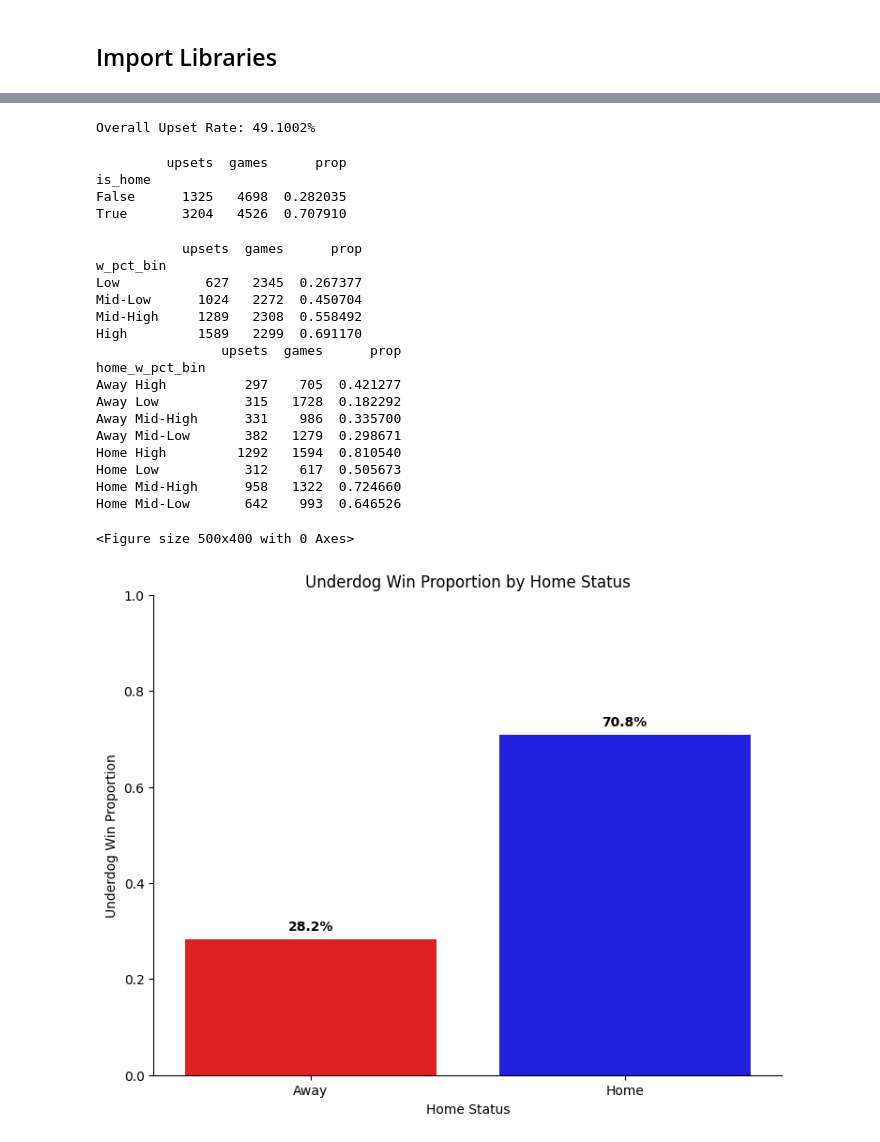
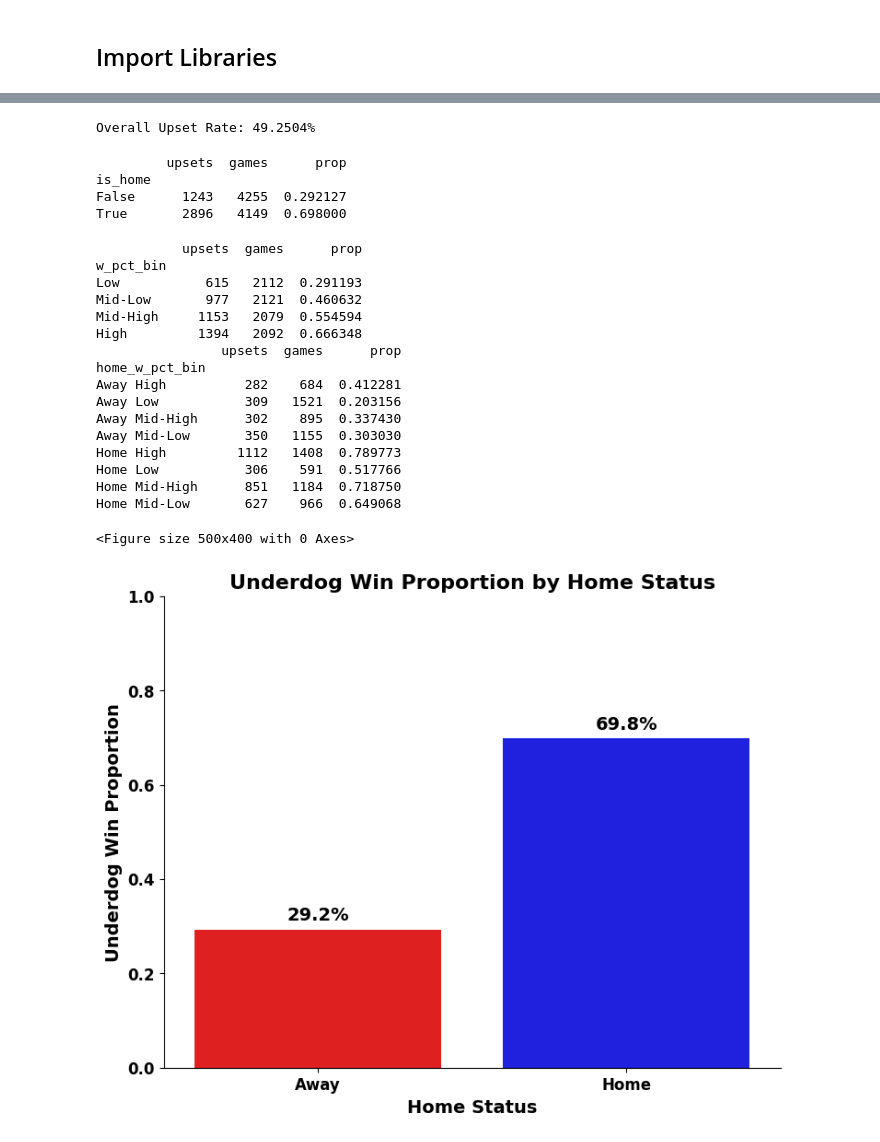
Before and after one commit to vys5hb/Design-Final, a Jupyter notebook: explore_data.ipynb, the cells around one changed output, grey strips where cells are left out. Drawn from its saved outputs; the diff is of its cells as text; code cells hidden in the pictures.

```diff
--- a/explore_data.ipynb
+++ b/explore_data.ipynb
@@ -19,5 +31,12 @@ games = pd.read_csv('nba_data/nba_games_all.csv')
 # No betting data before 2007
 games = games[games['season_year'] >= 2007]
 # Drop unnecessary columns
-games = games.drop(columns=['game_date', 'matchup', 'w', 'l', 'season_year', 'min', 'fgm', 'fga', 'fg_pct', 'fg3m', 'fg3a',
+games = games.drop(columns=['matchup', 'w', 'l', 'season_year', 'min', 'fgm', 'fga', 'fg_pct', 'fg3m', 'fg3a',
                     'fg3_pct', 'ftm', 'fta', 'ft_pct', 'oreb', 'dreb', 'reb', 'ast', 'stl', 'blk', 'tov', 'pf', 'pts', 'season'])
+
+# Load the CSV (moneylines)
+lines = pd.read_csv('nba_data/nba_betting_money_line.csv')
+# Create filtered moneyline dataset
+lines = lines[lines['book_name'] == 'BetOnline']
+# Drop unnecessary columns
+lines = lines.drop(columns=['book_name', 'book_id']).reset_index(drop=True)
@@ -42,9 +43,11 @@ games.head()
 # %%
 # Merge games & bets dataset on game_id
 df = games.merge(bets[['game_id', 'spread1', 'spread2']], on='game_id', how='left')
+df = df.merge(lines[['game_id', 'price1', 'price2']], on='game_id', how='inner')
 # Filter the dataset to include only games where spread1 > 0, underdogs
 # Drop duplicate game_ids and nulls
 df = df[df['spread1'] > 0].drop_duplicates(subset=['game_id'], keep='first').dropna(subset='w_pct')
+df = df[df['price1'] > 0]
 # Create is_upset column: True if a team with spread1 > 0, wins
 df['is_upset'] = ((df['spread1'] > 0) & (df['wl'] == 'W'))
 # Remove 'Pre Season' games
@@ -76,7 +70,7 @@ df.head()
 upset_rate = df['is_upset'].mean()
 print(f'Overall Upset Rate: {upset_rate:.4%}')
 # %% [output]
-Overall Upset Rate: 49.1002%
+Overall Upset Rate: 49.2504%
 # %%
 # Map 't' to True, 'f' to False, and handle NaN values
 df['is_home'] = df['is_home'].map({'t': True, 'f': False})
@@ -93,8 +87,8 @@ print(upset_summary_dog)
 # %% [output]
          upsets  games      prop
 is_home
-False      1325   4698  0.282035
-True       3204   4526  0.707910
+False      1243   4255  0.292127
+True       2896   4149  0.698000
 # %%
 # Bin teams into four groups based on win percentage
 df['w_pct_bin'] = pd.qcut(df['w_pct'], q=4, labels=['Low', 'Mid-Low', 'Mid-High', 'High'])
@@ -121,56 +115,59 @@ print(upset_summary)
 # %% [output]
            upsets  games      prop
 w_pct_bin
-Low           627   2345  0.267377
-Mid-Low      1024   2272  0.450704
-Mid-High     1289   2308  0.558492
-High         1589   2299  0.691170
+Low           615   2112  0.291193
+Mid-Low       977   2121  0.460632
+Mid-High     1153   2079  0.554594
+High         1394   2092  0.666348
                 upsets  games      prop
 home_w_pct_bin
-Away High          297    705  0.421277
-Away Low           315   1728  0.182292
-Away Mid-High      331    986  0.335700
-Away Mid-Low       382   1279  0.298671
-Home High         1292   1594  0.810540
-Home Low           312    617  0.505673
-Home Mid-High      958   1322  0.724660
-Home Mid-Low       642    993  0.646526
+Away High          282    684  0.412281
+Away Low           309   1521  0.203156
+Away Mid-High      302    895  0.337430
+Away Mid-Low       350   1155  0.303030
+Home High         1112   1408  0.789773
+Home Low           306    591  0.517766
+Home Mid-High      851   1184  0.718750
+Home Mid-Low       627    966  0.649068
 # %%
-# Reset the index
 upset_summary_dog = upset_summary_dog.reset_index()
-# Create the bar plot
+# Bar plot for underdog win proportion by home status
 upset_summary_dog['home_status'] = upset_summary_dog['is_home'].map({True: 'Home', False: 'Away'})
 plt.figure(figsize = (5,4))
 g = sns.catplot(
         data=upset_summary_dog,
         x='home_status',
         y='prop',
         kind='bar',
         hue='home_status',
         palette=('red', 'blue')
 )
 g.figure.set_size_inches(8, 6)
 ax = g.ax
 
+# Add annotations above each bar
 for p in ax.patches:
     height = p.get_height()
     ax.text(
         p.get_x() + p.get_width() / 2,
         height + .02,
         f'{height:.1%}',
         ha='center',
+        fontsize=14,
         fontweight='bold'
     )
 
-# Label the bar plot
-ax.set_xlabel('Home Status')
-ax.set_ylabel("Underdog Win Proportion")
-ax.set_title("Underdog Win Proportion by Home Status")
+# Labels & Formatting
+ax.set_title("Underdog Win Proportion by Home Status", fontsize=16, fontweight='bold')
+ax.set_xlabel('Home Status', fontsize=14, fontweight='bold' )
+ax.set_ylabel("Underdog Win Proportion", fontsize=14, fontweight='bold')
+plt.xticks(fontsize=12, fontweight='bold')
+plt.yticks(fontsize=12, fontweight='bold')
 ax.set_ylim(0, 1)
 plt.show()
 # %% [output]
 <Figure size 500x400 with 0 Axes>
-[figure, old version]
+[figure, new version]
 # %%
 # Reset the index
 w_pct_upset_summary = w_pct_upset_summary.reset_index()
```
Also changed, not shown: parts of 12 cells of this notebook, 4 other files.
